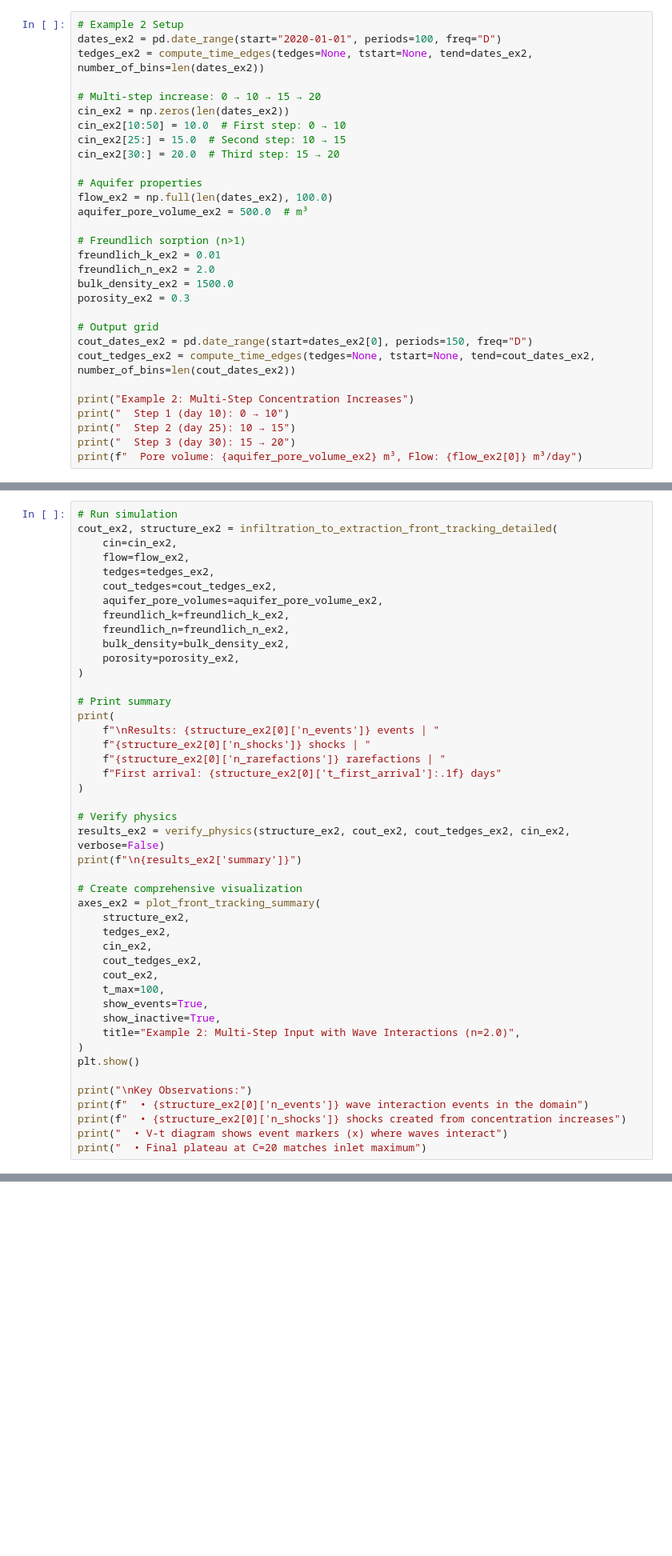
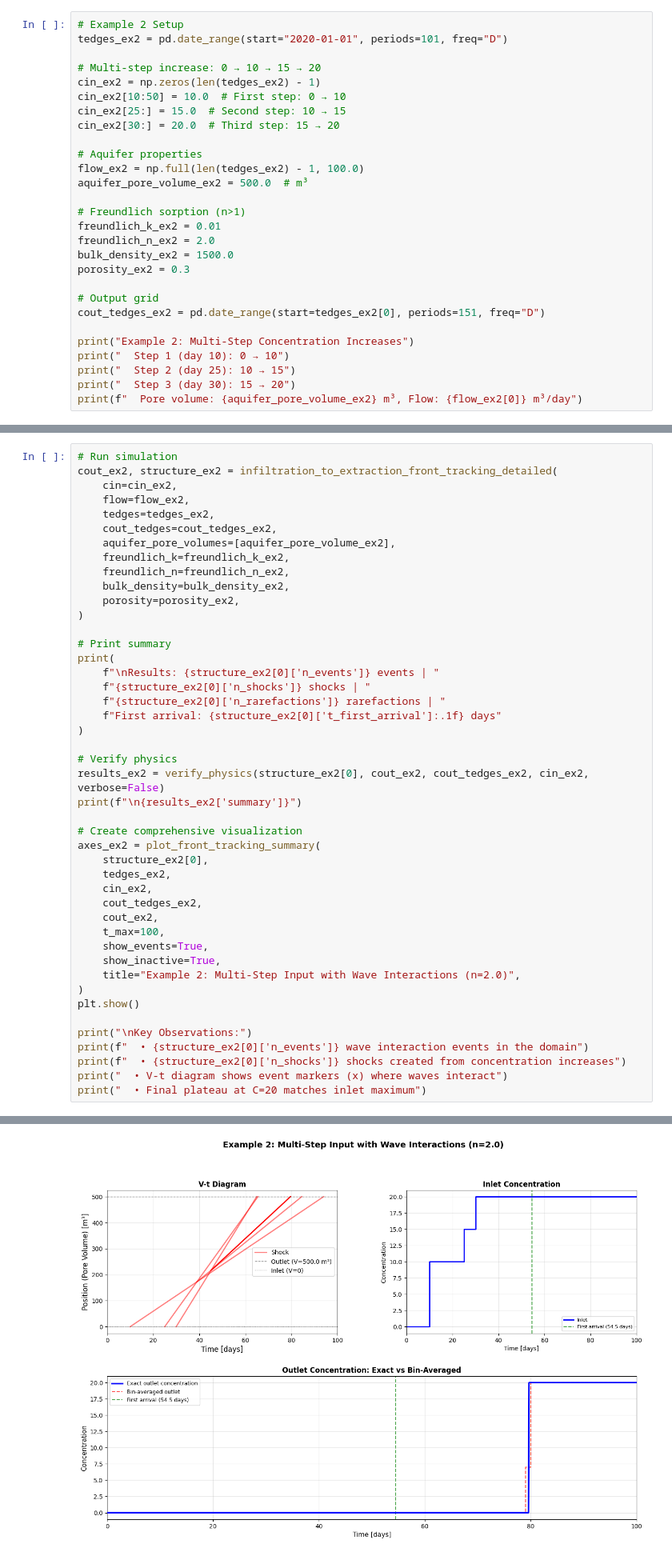
Before and after one commit to gwtransport/gwtransport, a Jupyter notebook: examples/09_Front_Tracking_Rarefaction_Waves.ipynb, the cells around one changed output, grey strips where cells are left out. Shown at 80% size. Cells and saved outputs as stored; diff of their text form; blank space fills up the shorter version.

```diff
--- a/examples/09_Front_Tracking_Rarefaction_Waves.ipynb
+++ b/examples/09_Front_Tracking_Rarefaction_Waves.ipynb
@@ -140,17 +149,16 @@ Multiple concentration increases ($0 \to 10 \to 15 \to 20$) demonstrate realisti
 This example illustrates the event-driven nature of front tracking and demonstrates that the solver handles multiple simultaneous waves correctly.
 # %%
 # Example 2 Setup
-dates_ex2 = pd.date_range(start="2020-01-01", periods=100, freq="D")
-tedges_ex2 = compute_time_edges(tedges=None, tstart=None, tend=dates_ex2, number_of_bins=len(dates_ex2))
+tedges_ex2 = pd.date_range(start="2020-01-01", periods=101, freq="D")
 
 # Multi-step increase: 0 → 10 → 15 → 20
-cin_ex2 = np.zeros(len(dates_ex2))
+cin_ex2 = np.zeros(len(tedges_ex2) - 1)
 cin_ex2[10:50] = 10.0  # First step: 0 → 10
 cin_ex2[25:] = 15.0  # Second step: 10 → 15
 cin_ex2[30:] = 20.0  # Third step: 15 → 20
 
 # Aquifer properties
-flow_ex2 = np.full(len(dates_ex2), 100.0)
+flow_ex2 = np.full(len(tedges_ex2) - 1, 100.0)
 aquifer_pore_volume_ex2 = 500.0  # m³
 
 # Freundlich sorption (n>1)
@@ -160,8 +168,7 @@ bulk_density_ex2 = 1500.0
 porosity_ex2 = 0.3
 
 # Output grid
-cout_dates_ex2 = pd.date_range(start=dates_ex2[0], periods=150, freq="D")
-cout_tedges_ex2 = compute_time_edges(tedges=None, tstart=None, tend=cout_dates_ex2, number_of_bins=len(cout_dates_ex2))
+cout_tedges_ex2 = pd.date_range(start=tedges_ex2[0], periods=151, freq="D")
 
 print("Example 2: Multi-Step Concentration Increases")
 print("  Step 1 (day 10): 0 → 10")
@@ -181,7 +188,7 @@ cout_ex2, structure_ex2 = infiltration_to_extraction_front_tracking_detailed(
     flow=flow_ex2,
     tedges=tedges_ex2,
     cout_tedges=cout_tedges_ex2,
-    aquifer_pore_volumes=aquifer_pore_volume_ex2,
+    aquifer_pore_volumes=[aquifer_pore_volume_ex2],
     freundlich_k=freundlich_k_ex2,
     freundlich_n=freundlich_n_ex2,
     bulk_density=bulk_density_ex2,
@@ -197,12 +204,12 @@ print(
 )
 
 # Verify physics
-results_ex2 = verify_physics(structure_ex2, cout_ex2, cout_tedges_ex2, cin_ex2, verbose=False)
+results_ex2 = verify_physics(structure_ex2[0], cout_ex2, cout_tedges_ex2, cin_ex2, verbose=False)
 print(f"\n{results_ex2['summary']}")
 
 # Create comprehensive visualization
 axes_ex2 = plot_front_tracking_summary(
-    structure_ex2,
+    structure_ex2[0],
     tedges_ex2,
     cin_ex2,
     cout_tedges_ex2,
@@ -219,3 +226,4 @@ print(f"  • {structure_ex2[0]['n_events']} wave interaction events in the doma
 print(f"  • {structure_ex2[0]['n_shocks']} shocks created from concentration increases")
 print("  • V-t diagram shows event markers (x) where waves interact")
 print("  • Final plateau at C=20 matches inlet maximum")
+# %% [output]
@@ -221,0 +233 @@ print("  • Final plateau at C=20 matches inlet maximum")
+[figure, added]
```
Also changed, not shown: parts of 6 cells of this notebook, 3 other files.
